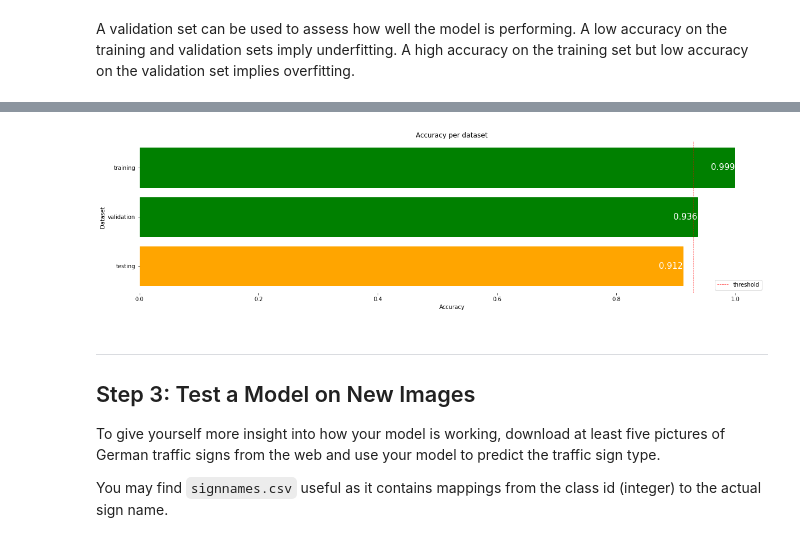
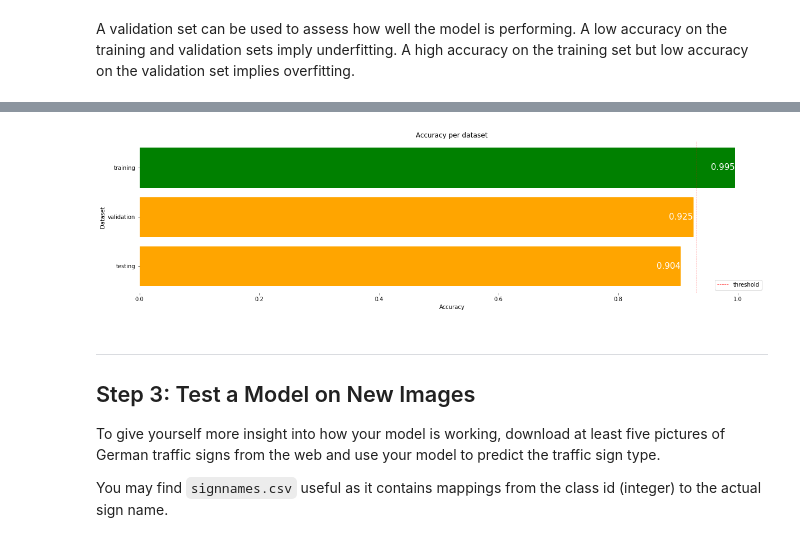
Before and after one commit to willembressers/CarND-Traffic-Sign-Classifier-Project, a Jupyter notebook: notebooks/Traffic_Sign_Classifier.ipynb, the cells around one changed output, grey strips where cells are left out. Drawn from its saved outputs; the diff is of its cells as text; code cells hidden in the pictures.

```diff
--- a/notebooks/Traffic_Sign_Classifier.ipynb
+++ b/notebooks/Traffic_Sign_Classifier.ipynb
@@ -252,28 +262,3 @@ model.compile(
 # %% [markdown]
 A validation set can be used to assess how well the model is performing. A low accuracy on the training and validation
 sets imply underfitting. A high accuracy on the training set but low accuracy on the validation set implies overfitting.
-# %%
-### Train your model here.
-
-# hyperparameters
-epochs = 30
-steps_per_epoch = n_train//batch_size
-
-# callbacks
-callbacks = [
-    # prevent overfitting
-    tf.keras.callbacks.EarlyStopping(patience=10),
-
-    # decrease learning rate
-    tf.keras.callbacks.ReduceLROnPlateau(monitor="val_loss", factor=0.1, patience=4),
-]
-
-# train the model
-history = model.fit(
-    X_train,
-    y_train,
-    epochs=epochs,
-    validation_data=(X_valid, y_valid),
-    callbacks=callbacks,
-    steps_per_epoch=steps_per_epoch
-)
@@ -308,11 +297,15 @@ plt.savefig(os.path.join(os.pardir, 'reports', 'figures', 'training_history.png'
 # %%
+# create tensorflow training dataset without shuffling
+train_ds_unshuffled = make_dataset.from_tensor_slices(X_train, y_train, batch_size)
+train_ds_unshuffled_prepared = build_features.preprocess(train_ds_unshuffled)
+
 ### Calculate and report the accuracy on the training and validation set.
-train_loss, train_acc = model.evaluate(X_train,  y_train, verbose=0)
-valid_loss, valid_acc = model.evaluate(X_valid,  y_valid, verbose=0)
+train_loss, train_acc = model.evaluate(train_ds_unshuffled_prepared, verbose=0)
+valid_loss, valid_acc = model.evaluate(valid_ds_prepared, verbose=0)
 
 ### Once a final model architecture is selected,
 ### the accuracy on the test set should be calculated and reported as well.
-test_loss, test_acc = model.evaluate(X_test,  y_test, verbose=0)
+test_loss, test_acc = model.evaluate(test_ds_prepared, verbose=0)
 
 # collect the data in a dataframe
 evaluations = pd.DataFrame([
@@ -330,4 +329,4 @@ plt.savefig(os.path.join(os.pardir, 'reports', 'figures', 'model_accuracy_on_dat
-[figure, old version]
+[figure, new version]
 # %% [markdown]
 ---
 
```
Also changed, not shown: parts of 17 cells of this notebook, 15 other files.
